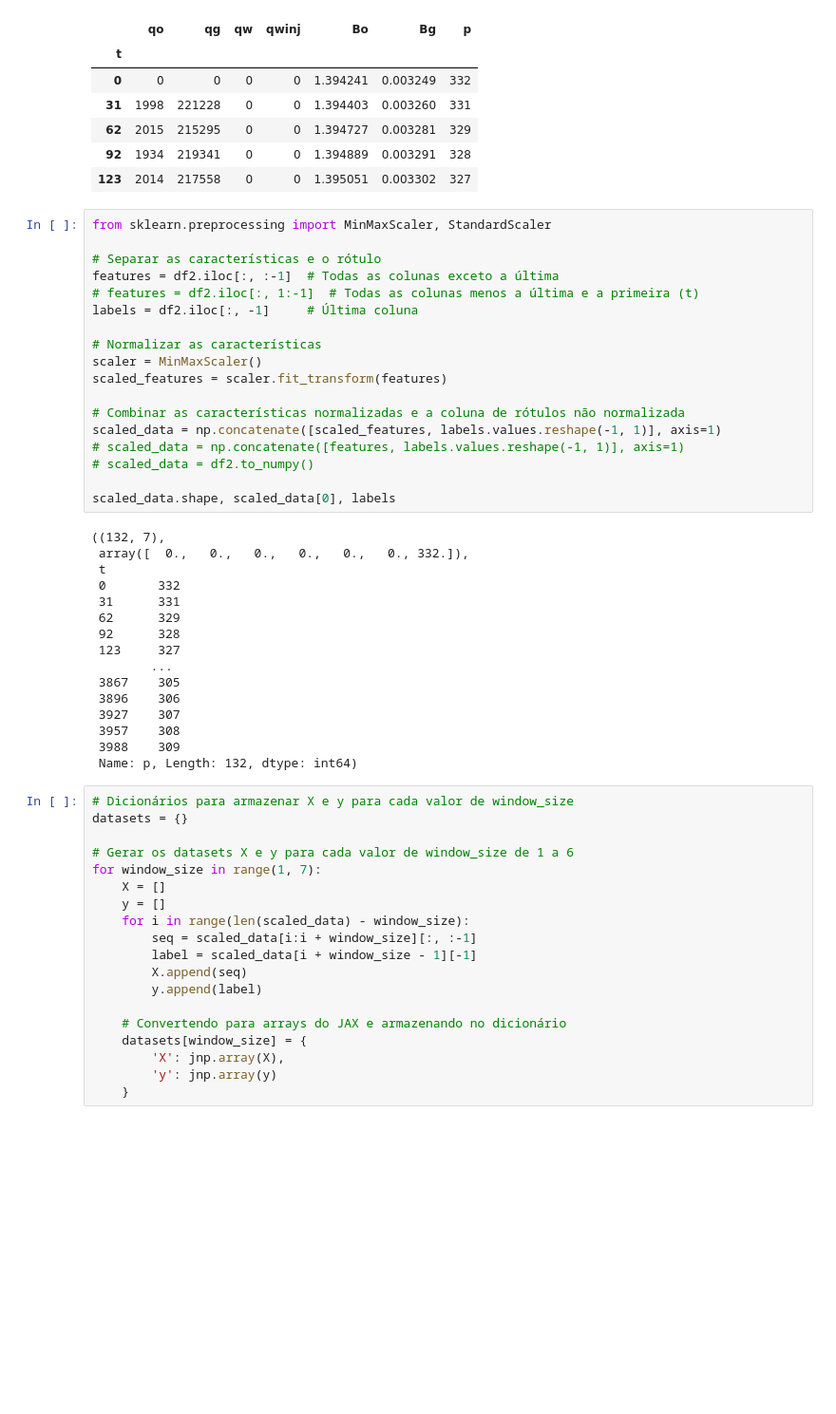
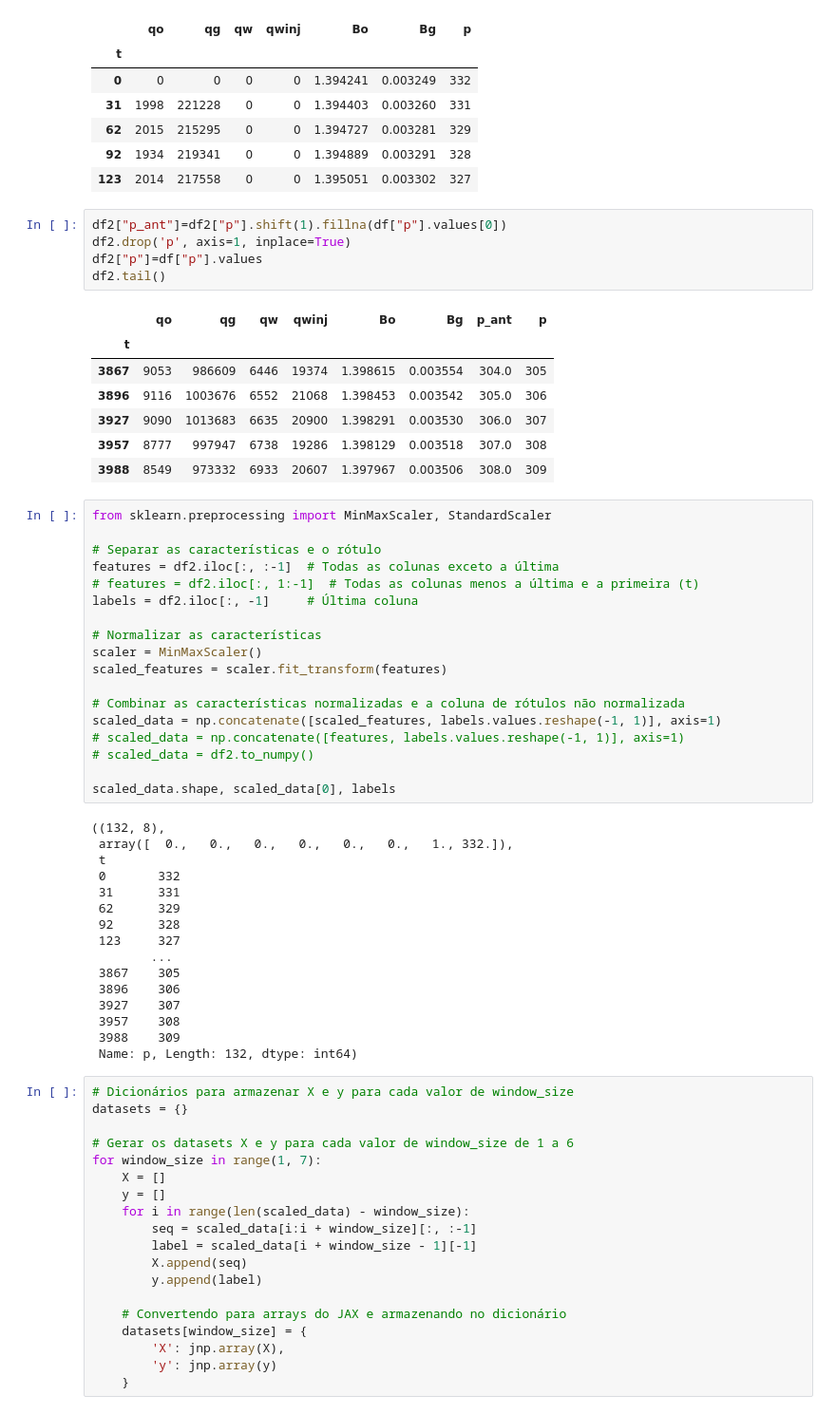
Before and after one commit to marcelogarret/projeto_mestrado, a Jupyter notebook: 1DCNN_garret_JAX_PINN.ipynb, the cells around one changed output. Shown: that part at 95% size. Saved outputs shown, nothing was run; the diff lists cells and outputs as text; blank space fills up the shorter version.

```diff
--- a/1DCNN_garret_JAX_PINN.ipynb
+++ b/1DCNN_garret_JAX_PINN.ipynb
@@ -77,6 +77,19 @@ df2.head()
 | 62 | 2015 | 215295 | 0 | 0 | 1.394727 | 0.003281 | 329 |
 | 92 | 1934 | 219341 | 0 | 0 | 1.394889 | 0.003291 | 328 |
 | 123 | 2014 | 217558 | 0 | 0 | 1.395051 | 0.003302 | 327 |
+# %%
+df2["p_ant"]=df2["p"].shift(1).fillna(df["p"].values[0])
+df2.drop('p', axis=1, inplace=True)
+df2["p"]=df["p"].values
+df2.tail()
+# %% [output]
+|  | qo | qg | qw | qwinj | Bo | Bg | p_ant | p |
+| t |  |  |  |  |  |  |  |  |
+| 3867 | 9053 | 986609 | 6446 | 19374 | 1.398615 | 0.003554 | 304.0 | 305 |
+| 3896 | 9116 | 1003676 | 6552 | 21068 | 1.398453 | 0.003542 | 305.0 | 306 |
+| 3927 | 9090 | 1013683 | 6635 | 20900 | 1.398291 | 0.003530 | 306.0 | 307 |
+| 3957 | 8777 | 997947 | 6738 | 19286 | 1.398129 | 0.003518 | 307.0 | 308 |
+| 3988 | 8549 | 973332 | 6933 | 20607 | 1.397967 | 0.003506 | 308.0 | 309 |
 # %%
 from sklearn.preprocessing import MinMaxScaler, StandardScaler
 
@@ -96,8 +109,8 @@ scaled_data = np.concatenate([scaled_features, labels.values.reshape(-1, 1)], ax
 
 scaled_data.shape, scaled_data[0], labels
 # %% [output]
-((132, 7),
- array([  0.,   0.,   0.,   0.,   0.,   0., 332.]),
+((132, 8),
+ array([  0.,   0.,   0.,   0.,   0.,   0.,   1., 332.]),
  t
  0       332
  31      331
```
Also changed, not shown: parts of 23 cells of this notebook.
